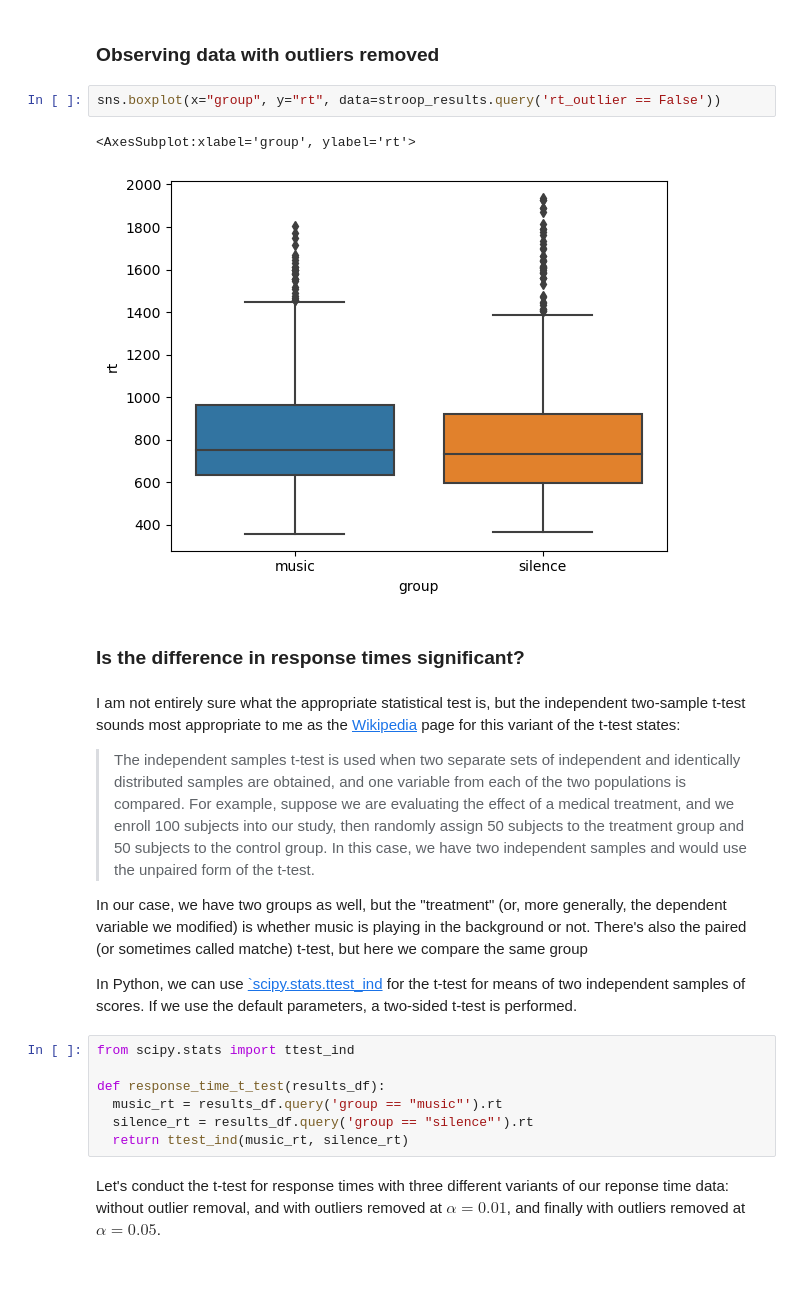
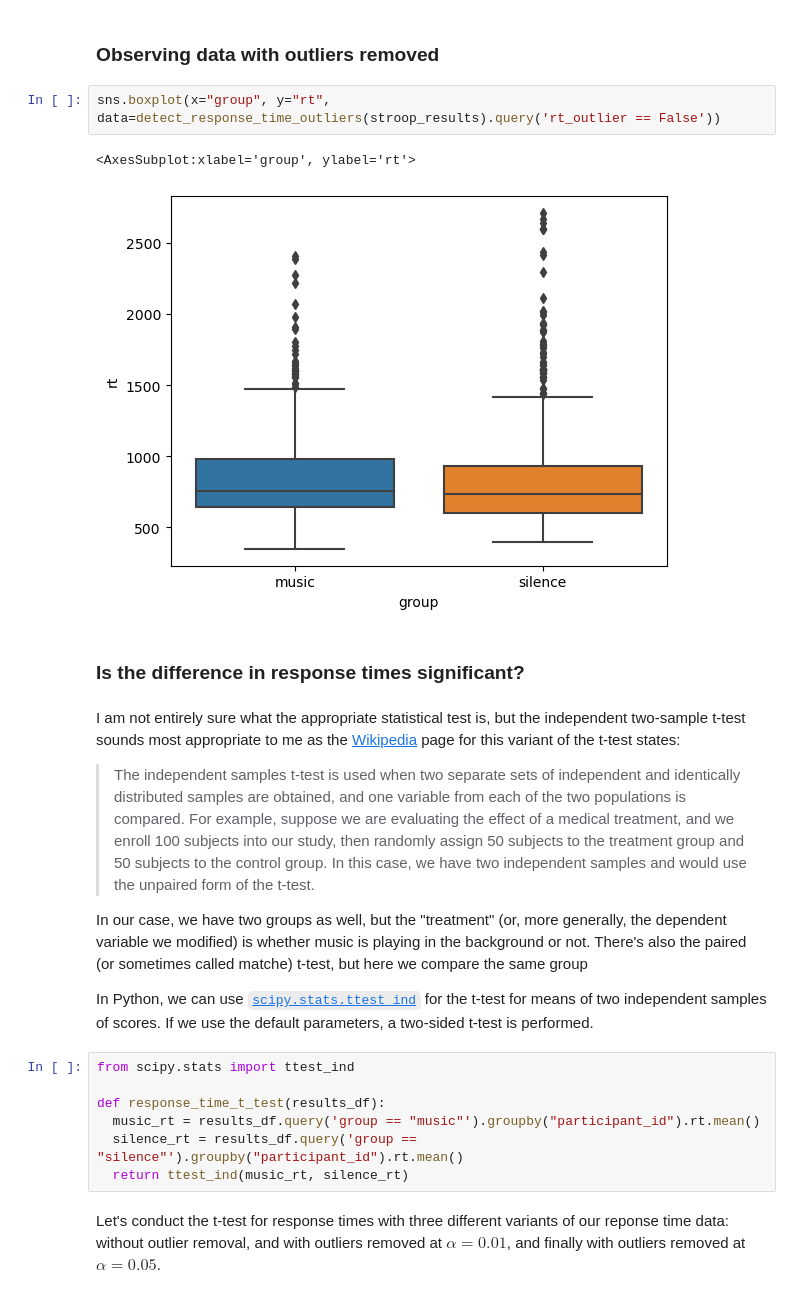
Before and after one commit to Sejmou/urm-pr-experiment, a Jupyter notebook: data_analysis/data_analysis.ipynb, the cells around one changed output. Saved outputs shown, nothing was run; the diff lists cells and outputs as text.

Commit message:
more data analysis (t-tests and stuff)

```diff
--- a/data_analysis/data_analysis.ipynb
+++ b/data_analysis/data_analysis.ipynb
@@ -583,10 +583,10 @@ Name: rt, dtype: float64
 # %% [markdown]
 ### Observing data with outliers removed
 # %%
-sns.boxplot(x="group", y="rt", data=stroop_results.query('rt_outlier == False'))
+sns.boxplot(x="group", y="rt", data=detect_response_time_outliers(stroop_results).query('rt_outlier == False'))
 # %% [output]
 <AxesSubplot:xlabel='group', ylabel='rt'>
-[figure, old version]
+[figure, new version]
 # %% [markdown]
 ### Is the difference in response times significant?
 # %% [markdown]
@@ -595,13 +595,13 @@ I am not entirely sure what the appropriate statistical test is, but the indepen
 
 In our case, we have two groups as well, but the "treatment" (or, more generally, the dependent variable we modified) is whether music is playing in the background or not. There's also the paired (or sometimes called matche) t-test, but here we compare the same group
 
-In Python, we can use [`scipy.stats.ttest_ind](https://docs.scipy.org/doc/scipy/reference/generated/scipy.stats.ttest_ind.html) for the t-test for means of two independent samples of scores. If we use the default parameters, a two-sided t-test is performed.
+In Python, we can use [`scipy.stats.ttest_ind`](https://docs.scipy.org/doc/scipy/reference/generated/scipy.stats.ttest_ind.html) for the t-test for means of two independent samples of scores. If we use the default parameters, a two-sided t-test is performed.
 # %%
 from scipy.stats import ttest_ind
 
 def response_time_t_test(results_df):
-  music_rt = results_df.query('group == "music"').rt
-  silence_rt = results_df.query('group == "silence"').rt
+  music_rt = results_df.query('group == "music"').groupby("participant_id").rt.mean()
+  silence_rt = results_df.query('group == "silence"').groupby("participant_id").rt.mean()
   return ttest_ind(music_rt, silence_rt)
 # %% [markdown]
 Let's conduct the t-test for response times with three different variants of our reponse time data: without outlier removal, and with outliers removed at $\alpha=0.01$, and finally with outliers removed at $\alpha=0.05$.
```
Also changed, not shown: parts of 24 cells of this notebook.
